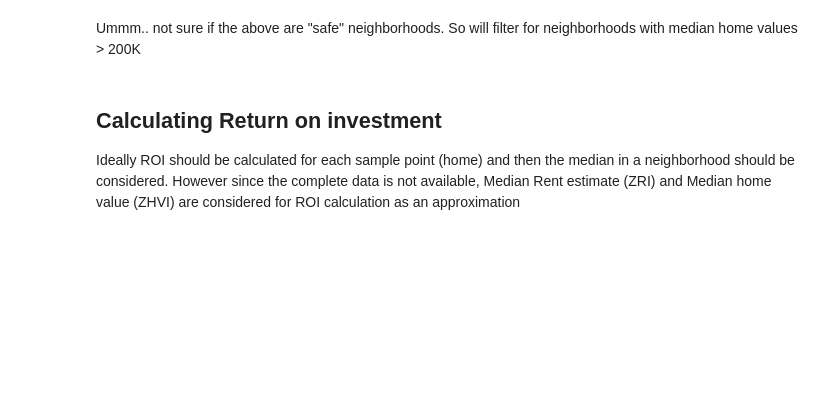
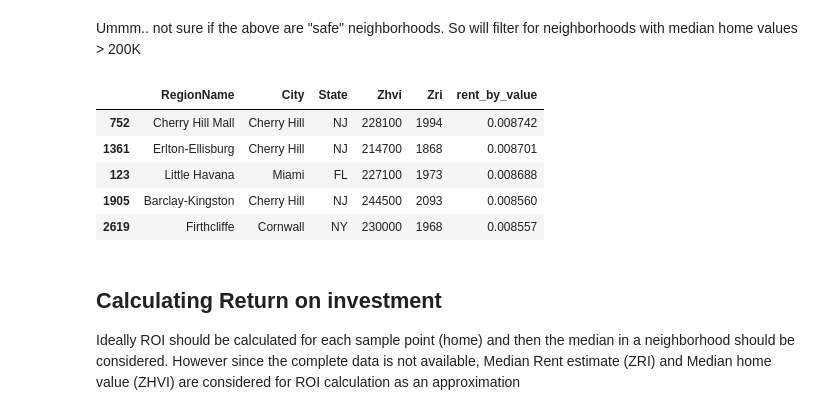
Before and after one commit to prasanna-kannan/re_investment, a Jupyter notebook: re_investment.ipynb, the cells around one changed output. Cells and saved outputs as stored; diff of their text form; code cells hidden in the pictures; blank space fills up the shorter version.

```diff
--- a/re_investment.ipynb
+++ b/re_investment.ipynb
@@ -40,5 +58,16 @@ home_values_rents_raw.sort_values(['rent_by_value'], ascending=[False]).head()
 # %% [markdown]
 Ummm.. not sure if the above are "safe" neighborhoods. So will filter for neighborhoods with median home values > 200K
+# %%
+home_values_rents = home_values_rents_raw[home_values_rents_raw['Zhvi'] > 200000].copy()
+home_values_rents.sort_values(['rent_by_value'], ascending=[False], inplace=True)
+home_values_rents.head()
+# %% [output]
+|  | RegionName | City | State | Zhvi | Zri | rent_by_value |
+| 752 | Cherry Hill Mall | Cherry Hill | NJ | 228100 | 1994 | 0.008742 |
+| 1361 | Erlton-Ellisburg | Cherry Hill | NJ | 214700 | 1868 | 0.008701 |
+| 123 | Little Havana | Miami | FL | 227100 | 1973 | 0.008688 |
+| 1905 | Barclay-Kingston | Cherry Hill | NJ | 244500 | 2093 | 0.008560 |
+| 2619 | Firthcliffe | Cornwall | NY | 230000 | 1968 | 0.008557 |
 # %% [markdown]
 ## Calculating Return on investment
 Ideally ROI should be calculated for each sample point (home) and then the median in a neighborhood should be considered. However since the complete data is not available, Median Rent estimate (ZRI) and Median home value (ZHVI) are considered for ROI calculation as an approximation
```
Also changed, not shown: parts of 6 cells of this notebook.
